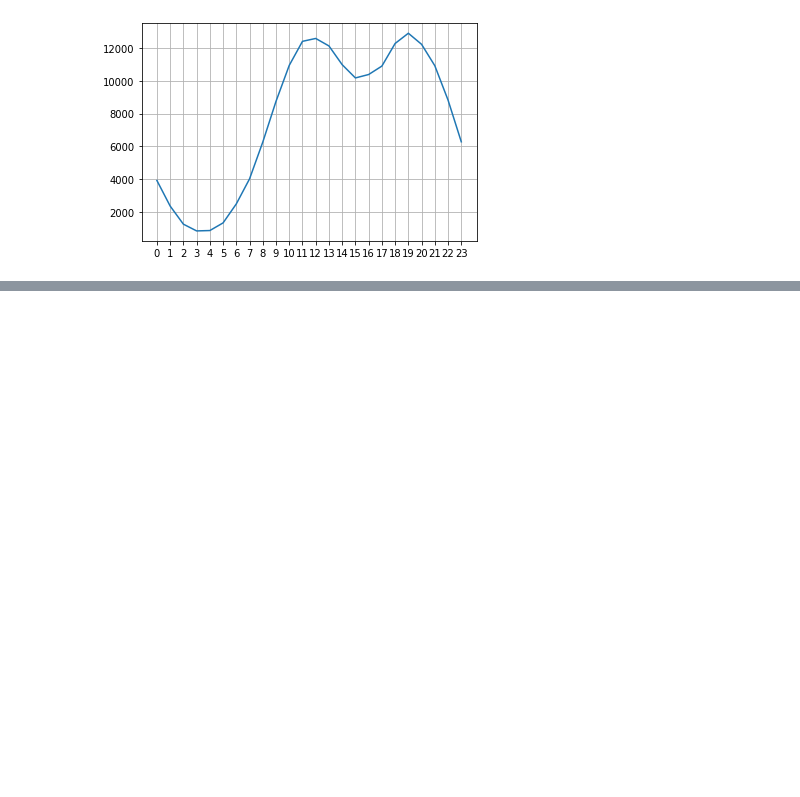
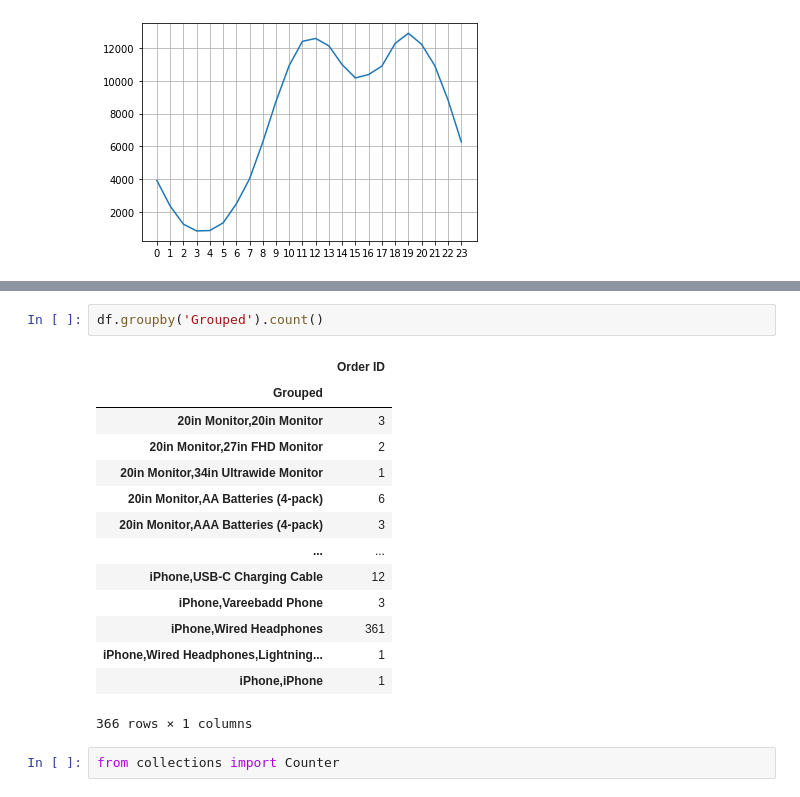
Before and after one commit to saeed2016/Analyze_SalesData, a Jupyter notebook: pd_DataSales.ipynb, the cells around one changed output, grey strips where cells are left out. Drawn from its saved outputs; the diff is of its cells as text; blank space fills up the shorter version.

```diff
--- a/pd_DataSales.ipynb
+++ b/pd_DataSales.ipynb
@@ -373,0 +407,19 @@ all_data.head()
+# %%
+df.groupby('Grouped').count()
+# %% [output]
+|  | Order ID |
+| Grouped |  |
+| 20in Monitor,20in Monitor | 3 |
+| 20in Monitor,27in FHD Monitor | 2 |
+| 20in Monitor,34in Ultrawide Monitor | 1 |
+| 20in Monitor,AA Batteries (4-pack) | 6 |
+| 20in Monitor,AAA Batteries (4-pack) | 3 |
+| ... | ... |
+| iPhone,USB-C Charging Cable | 12 |
+| iPhone,Vareebadd Phone | 3 |
+| iPhone,Wired Headphones | 361 |
+| iPhone,Wired Headphones,Lightning... | 1 |
+| iPhone,iPhone | 1 |
+366 rows × 1 columns
+# %%
+from collections import Counter
```
Also changed, not shown: parts of 5 cells of this notebook.
